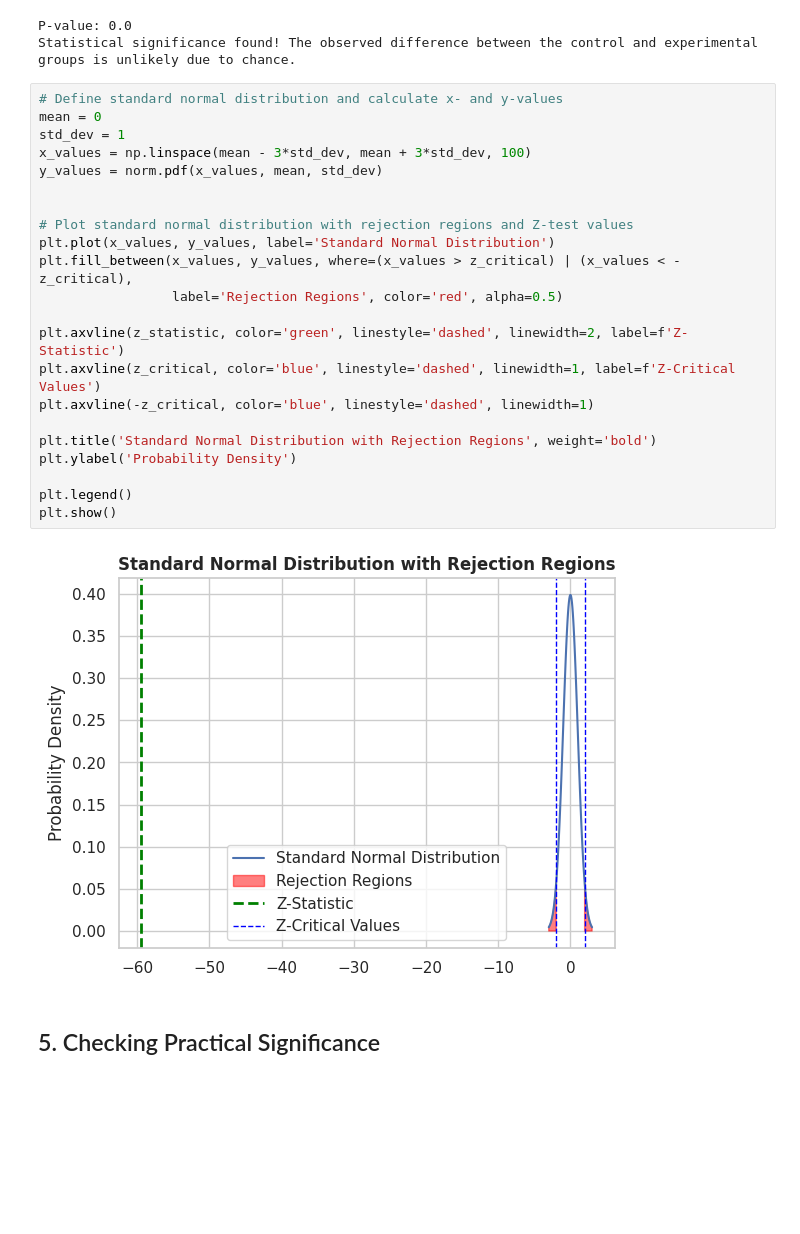
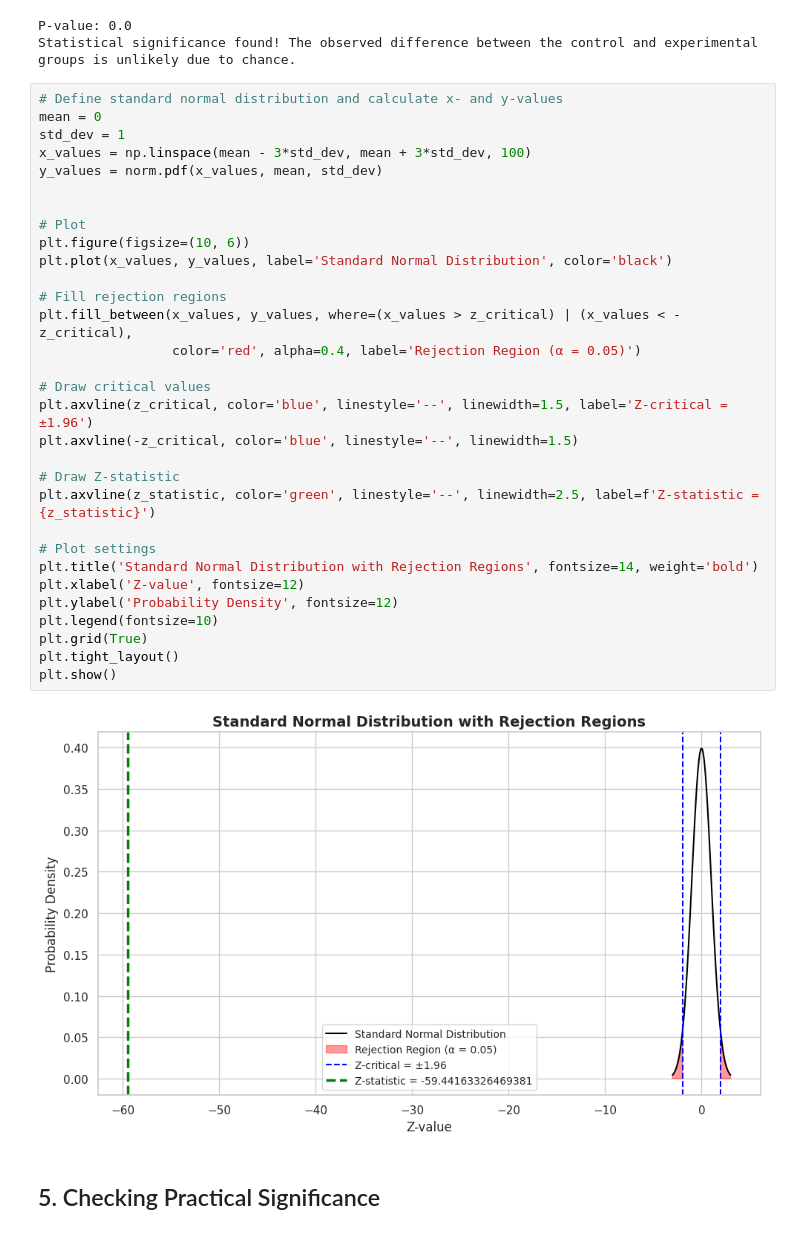
Before and after one commit to nee1k/ab_testing, a Jupyter notebook: Social_Media_A_B_Testing.ipynb, the cells around one changed output. Drawn from its saved outputs; the diff is of its cells as text; blank space fills up the shorter version.

Commit message:
update plots

```diff
--- a/Social_Media_A_B_Testing.ipynb
+++ b/Social_Media_A_B_Testing.ipynb
@@ -214,27 +214,36 @@ Statistical significance found! The observed difference between the control and
 # %%
 # Define standard normal distribution and calculate x- and y-values
 mean = 0
 std_dev = 1
 x_values = np.linspace(mean - 3*std_dev, mean + 3*std_dev, 100)
 y_values = norm.pdf(x_values, mean, std_dev)
 
 
-# Plot standard normal distribution with rejection regions and Z-test values
-plt.plot(x_values, y_values, label='Standard Normal Distribution')
+# Plot
+plt.figure(figsize=(10, 6))
+plt.plot(x_values, y_values, label='Standard Normal Distribution', color='black')
+
+# Fill rejection regions
 plt.fill_between(x_values, y_values, where=(x_values > z_critical) | (x_values < -z_critical),
-                 label='Rejection Regions', color='red', alpha=0.5)
+                 color='red', alpha=0.4, label='Rejection Region (α = 0.05)')
 
-plt.axvline(z_statistic, color='green', linestyle='dashed', linewidth=2, label=f'Z-Statistic')
-plt.axvline(z_critical, color='blue', linestyle='dashed', linewidth=1, label=f'Z-Critical Values')
-plt.axvline(-z_critical, color='blue', linestyle='dashed', linewidth=1)
+# Draw critical values
+plt.axvline(z_critical, color='blue', linestyle='--', linewidth=1.5, label='Z-critical = ±1.96')
+plt.axvline(-z_critical, color='blue', linestyle='--', linewidth=1.5)
 
-plt.title('Standard Normal Distribution with Rejection Regions', weight='bold')
-plt.ylabel('Probability Density')
+# Draw Z-statistic
+plt.axvline(z_statistic, color='green', linestyle='--', linewidth=2.5, label=f'Z-statistic = {z_statistic}')
 
-plt.legend()
+# Plot settings
+plt.title('Standard Normal Distribution with Rejection Regions', fontsize=14, weight='bold')
+plt.xlabel('Z-value', fontsize=12)
+plt.ylabel('Probability Density', fontsize=12)
+plt.legend(fontsize=10)
+plt.grid(True)
+plt.tight_layout()
 plt.show()
 # %% [output]
-[figure, old version]
+[figure, new version]
 # %% [markdown]
 ## 5. Checking Practical Significance
 # %%
```
Also changed, not shown: parts of 1 cell of this notebook.
